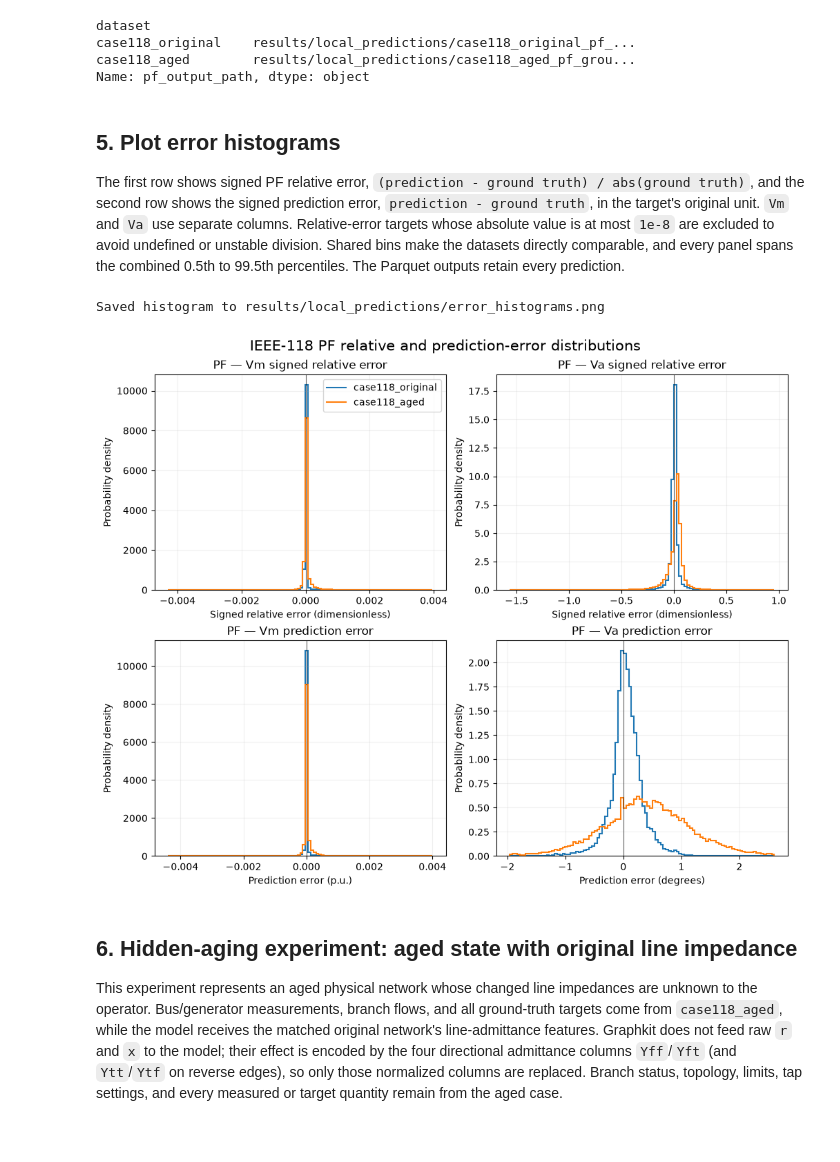
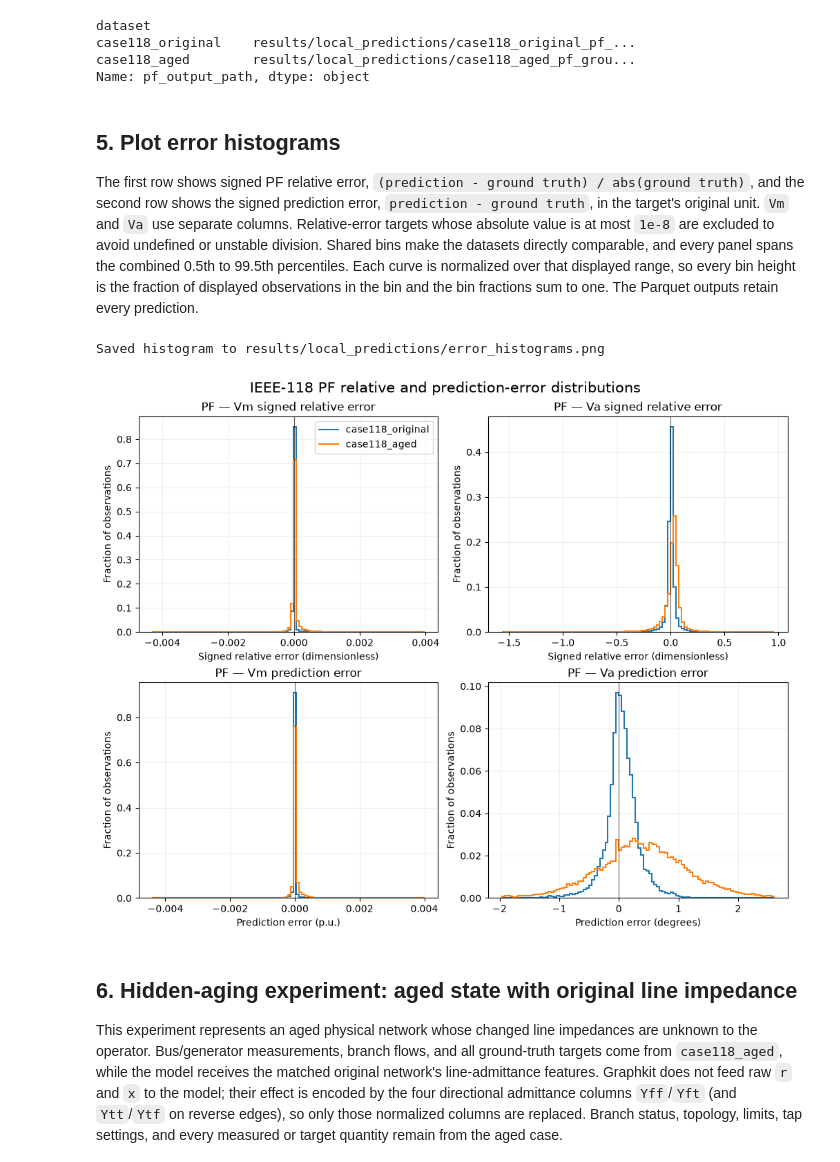
Before and after one commit to mohamad-hasan-sohan-ajini/genco-challenge, a Jupyter notebook: src/1_error_dist.ipynb, the cells around one changed output. Saved outputs shown, nothing was run; the diff lists cells and outputs as text; code cells hidden in the pictures; blank space fills up the shorter version.

Commit message:
Normalize the error distribution to probability

```diff
--- a/src/1_error_dist.ipynb
+++ b/src/1_error_dist.ipynb
@@ -333,7 +333,7 @@ Name: pf_output_path, dtype: object
 # %% [markdown]
 ## 5. Plot error histograms
 
-The first row shows signed PF relative error, `(prediction - ground truth) / abs(ground truth)`, and the second row shows the signed prediction error, `prediction - ground truth`, in the target's original unit. `Vm` and `Va` use separate columns. Relative-error targets whose absolute value is at most `1e-8` are excluded to avoid undefined or unstable division. Shared bins make the datasets directly comparable, and every panel spans the combined 0.5th to 99.5th percentiles. The Parquet outputs retain every prediction.
+The first row shows signed PF relative error, `(prediction - ground truth) / abs(ground truth)`, and the second row shows the signed prediction error, `prediction - ground truth`, in the target's original unit. `Vm` and `Va` use separate columns. Relative-error targets whose absolute value is at most `1e-8` are excluded to avoid undefined or unstable division. Shared bins make the datasets directly comparable, and every panel spans the combined 0.5th to 99.5th percentiles. Each curve is normalized over that displayed range, so every bin height is the fraction of displayed observations in the bin and the bin fractions sum to one. The Parquet outputs retain every prediction.
 # %%
 error_specs = {
     "Vm": ("vm_gt_pu", "vm_pred_pu", "p.u."),
@@ -375,6 +375,15 @@ def histogram_bins(errors):
     return np.linspace(lower, upper, 101)
 
 
+def histogram_fractions(values, bins):
+    """Return the fraction of displayed observations in each bin."""
+    counts, _ = np.histogram(values, bins=bins)
+    displayed_count = counts.sum()
+    if displayed_count == 0:
+        raise ValueError("No observations fall within the histogram range")
+    return counts / displayed_count
+
+
 plot_rows = (
     ("relative", "Signed relative error"),
     ("prediction", "Prediction error"),
@@ -395,37 +404,37 @@ for col, (variable, (gt_column, pred_column, unit)) in enumerate(
             ("prediction", prediction_error(values[gt_column], values[pred_column])),
         ):
             errors_by_kind[kind][dataset_name] = error[np.isfinite(error)]
 
     for row, (kind, error_label) in enumerate(plot_rows):
         errors = errors_by_kind[kind]
         bins = histogram_bins(errors)
         ax = axes[row, col]
         for dataset_name, error in errors.items():
-            density, _ = np.histogram(error, bins=bins, density=True)
+            fractions = histogram_fractions(error, bins)
             ax.stairs(
-                density,
+                fractions,
                 bins,
                 label=dataset_name,
                 color=colors[dataset_name],
                 linewidth=1.5,
             )
         ax.axvline(0, color="black", linewidth=0.8, alpha=0.6)
         ax.set_title(f"PF — {variable} {error_label.lower()}")
         x_unit = "dimensionless" if kind == "relative" else unit
         ax.set_xlabel(f"{error_label} ({x_unit})")
-        ax.set_ylabel("Probability density")
+        ax.set_ylabel("Fraction of observations")
         ax.grid(alpha=0.2)
         if row == 0 and col == 0:
             ax.legend()
 
 histogram_path = OUTPUT_DIR / "error_histograms.png"
 fig.suptitle("IEEE-118 PF relative and prediction-error distributions", fontsize=15)
 fig.savefig(histogram_path, dpi=200, bbox_inches="tight")
 print(f"Saved histogram to {histogram_path}")
 plt.show()
 # %% [output]
 Saved histogram to results/local_predictions/error_histograms.png
-[figure, old version]
+[figure, new version]
 # %% [markdown]
 ## 6. Hidden-aging experiment: aged state with original line impedance
 
```
Also changed, not shown: parts of 1 cell of this notebook, 15 other files.
